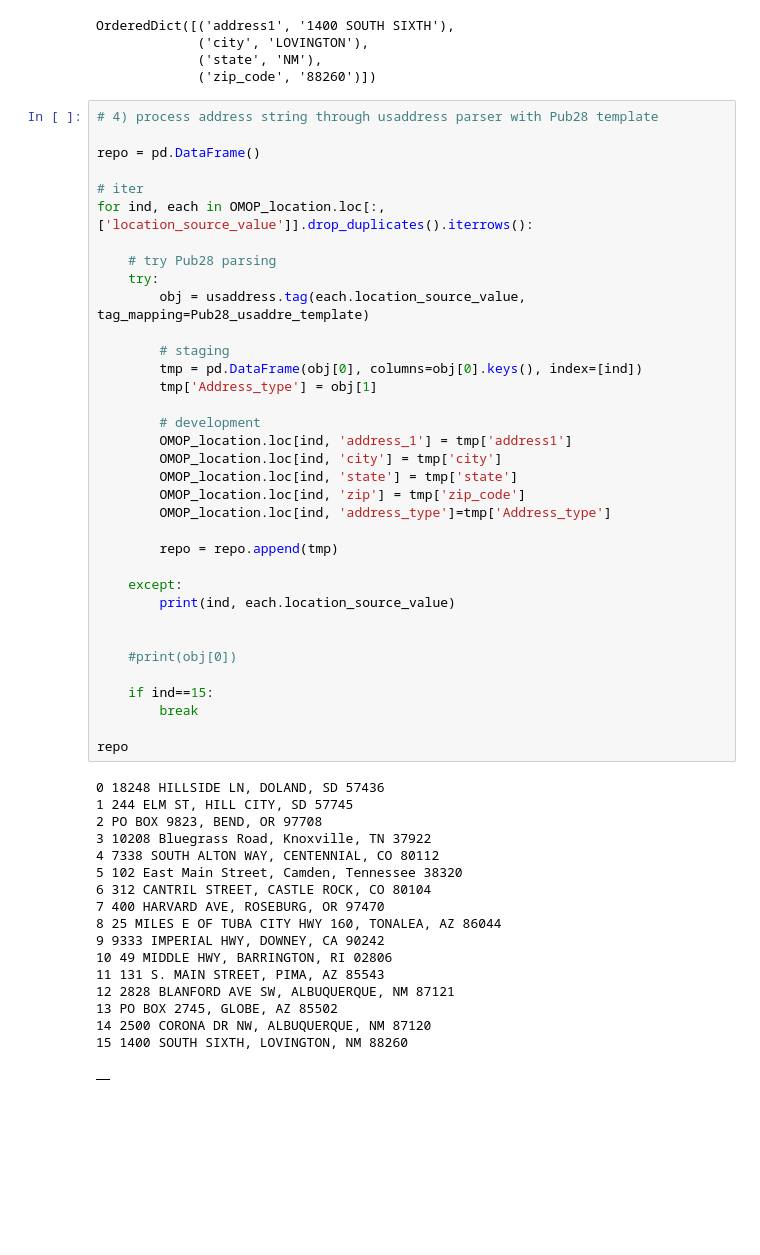
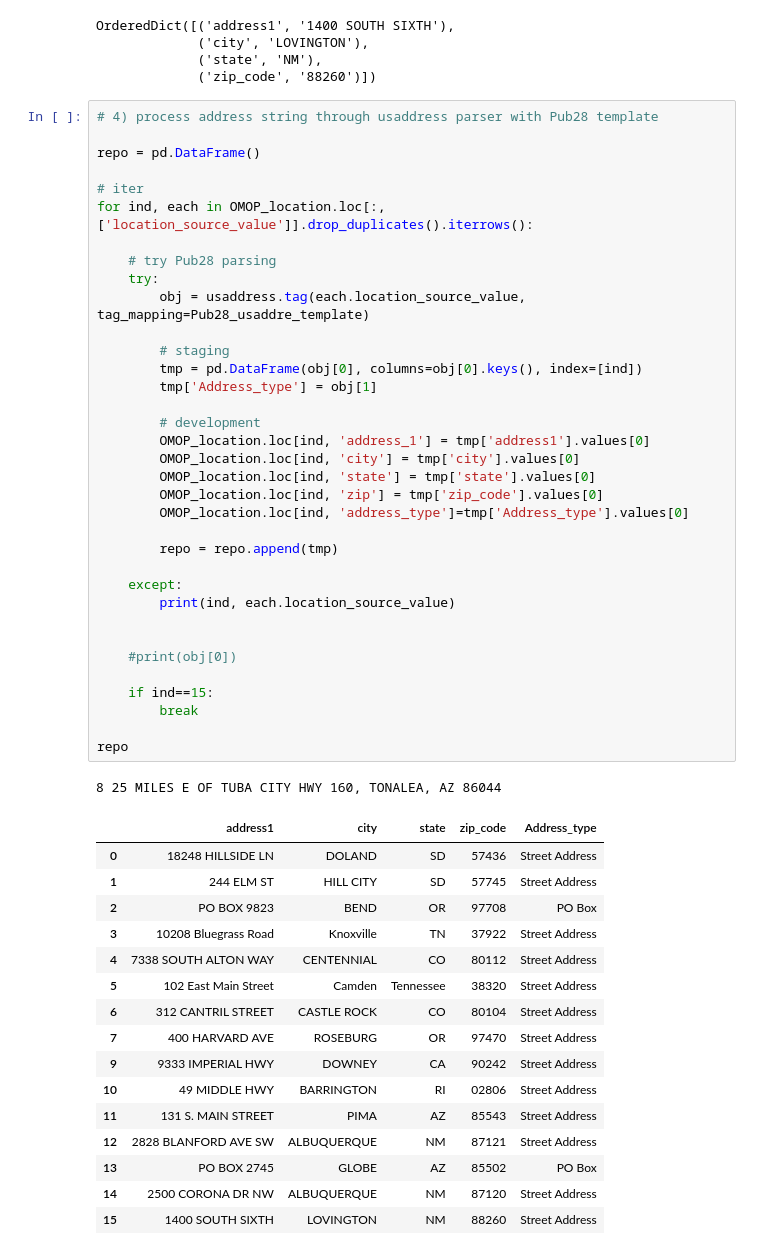
Before and after one commit to brian-cy-chang/UW_Geospatial, a Jupyter notebook: notebooks/usaddress.ipynb, the cells around one changed output. Cells and saved outputs as stored; diff of their text form; blank space fills up the shorter version.

Commit message:
corrected record assignment updates to use row indexes between OMOP_location and tmp table

```diff
--- a/notebooks/usaddress.ipynb
+++ b/notebooks/usaddress.ipynb
@@ -205,52 +205,52 @@ OrderedDict([('address1', '1400 SOUTH SIXTH'),
 
 repo = pd.DataFrame()
 
 # iter
 for ind, each in OMOP_location.loc[:,['location_source_value']].drop_duplicates().iterrows():
 
     # try Pub28 parsing
     try:
         obj = usaddress.tag(each.location_source_value, tag_mapping=Pub28_usaddre_template)
 
         # staging
         tmp = pd.DataFrame(obj[0], columns=obj[0].keys(), index=[ind])
         tmp['Address_type'] = obj[1]
 
         # development
-        OMOP_location.loc[ind, 'address_1'] = tmp['address1']
-        OMOP_location.loc[ind, 'city'] = tmp['city']
-        OMOP_location.loc[ind, 'state'] = tmp['state']
-        OMOP_location.loc[ind, 'zip'] = tmp['zip_code']
-        OMOP_location.loc[ind, 'address_type']=tmp['Address_type']
+        OMOP_location.loc[ind, 'address_1'] = tmp['address1'].values[0]
+        OMOP_location.loc[ind, 'city'] = tmp['city'].values[0]
+        OMOP_location.loc[ind, 'state'] = tmp['state'].values[0]
+        OMOP_location.loc[ind, 'zip'] = tmp['zip_code'].values[0]
+        OMOP_location.loc[ind, 'address_type']=tmp['Address_type'].values[0]
 
         repo = repo.append(tmp)
 
     except:
         print(ind, each.location_source_value)
 
 
     #print(obj[0])
 
     if ind==15:
         break
 
 repo
 # %% [output]
-0 18248 HILLSIDE LN, DOLAND, SD 57436
-1 244 ELM ST, HILL CITY, SD 57745
-2 PO BOX 9823, BEND, OR 97708
-3 10208 Bluegrass Road, Knoxville, TN 37922
-4 7338 SOUTH ALTON WAY, CENTENNIAL, CO 80112
-5 102 East Main Street, Camden, Tennessee 38320
-6 312 CANTRIL STREET, CASTLE ROCK, CO 80104
-7 400 HARVARD AVE, ROSEBURG, OR 97470
 8 25 MILES E OF TUBA CITY HWY 160, TONALEA, AZ 86044
-9 9333 IMPERIAL HWY, DOWNEY, CA 90242
-10 49 MIDDLE HWY, BARRINGTON, RI 02806
-11 131 S. MAIN STREET, PIMA, AZ 85543
-12 2828 BLANFORD AVE SW, ALBUQUERQUE, NM 87121
-13 PO BOX 2745, GLOBE, AZ 85502
-14 2500 CORONA DR NW, ALBUQUERQUE, NM 87120
-15 1400 SOUTH SIXTH, LOVINGTON, NM 88260
-|  |
+|  | address1 | city | state | zip_code | Address_type |
+| 0 | 18248 HILLSIDE LN | DOLAND | SD | 57436 | Street Address |
+| 1 | 244 ELM ST | HILL CITY | SD | 57745 | Street Address |
+| 2 | PO BOX 9823 | BEND | OR | 97708 | PO Box |
+| 3 | 10208 Bluegrass Road | Knoxville | TN | 37922 | Street Address |
+| 4 | 7338 SOUTH ALTON WAY | CENTENNIAL | CO | 80112 | Street Address |
+| 5 | 102 East Main Street | Camden | Tennessee | 38320 | Street Address |
+| 6 | 312 CANTRIL STREET | CASTLE ROCK | CO | 80104 | Street Address |
+| 7 | 400 HARVARD AVE | ROSEBURG | OR | 97470 | Street Address |
+| 9 | 9333 IMPERIAL HWY | DOWNEY | CA | 90242 | Street Address |
+| 10 | 49 MIDDLE HWY | BARRINGTON | RI | 02806 | Street Address |
+| 11 | 131 S. MAIN STREET | PIMA | AZ | 85543 | Street Address |
+| 12 | 2828 BLANFORD AVE SW | ALBUQUERQUE | NM | 87121 | Street Address |
+| 13 | PO BOX 2745 | GLOBE | AZ | 85502 | PO Box |
+| 14 | 2500 CORONA DR NW | ALBUQUERQUE | NM | 87120 | Street Address |
+| 15 | 1400 SOUTH SIXTH | LOVINGTON | NM | 88260 | Street Address |
 # %%
```
Also changed, not shown: parts of 1 cell of this notebook.
